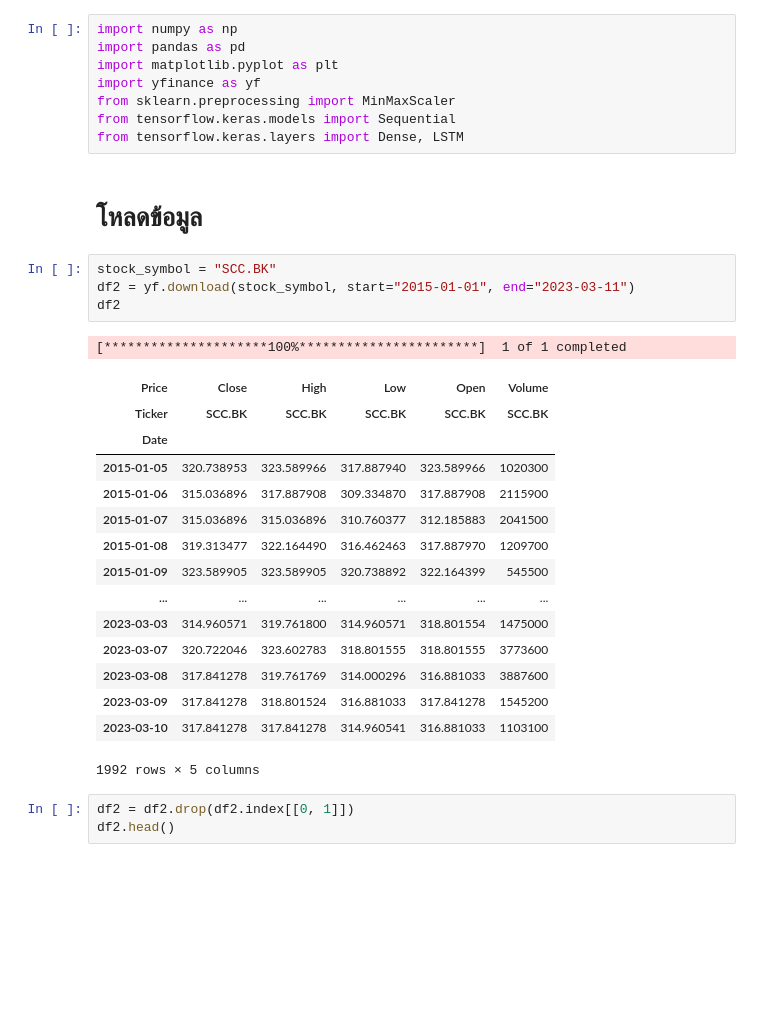
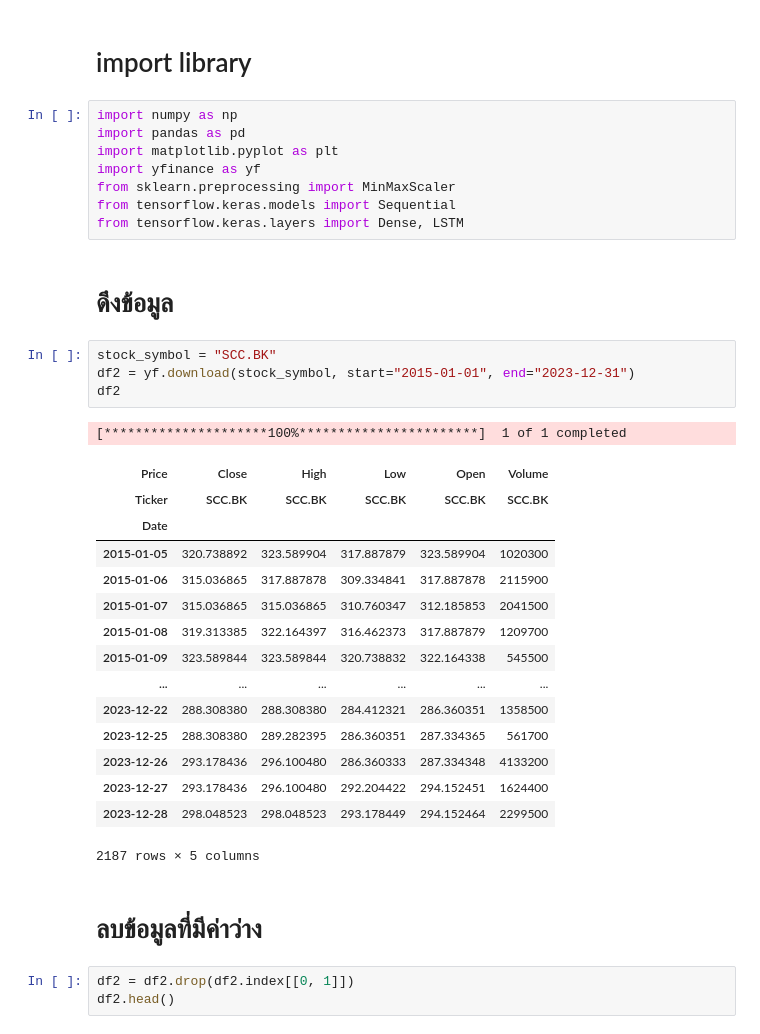
Before and after one commit to Shifa006/data-science-with-python-2024, a Jupyter notebook: final SCC.ipynb, the cells around one changed output. Cells and saved outputs as stored; diff of their text form; blank space fills up the shorter version.

```diff
--- a/final SCC.ipynb
+++ b/final SCC.ipynb
@@ -1,3 +1,5 @@
+# %% [markdown]
+# import library
 # %%
 import numpy as np
 import pandas as pd
@@ -7,28 +9,30 @@ from sklearn.preprocessing import MinMaxScaler
 from tensorflow.keras.models import Sequential
 from tensorflow.keras.layers import Dense, LSTM
 # %% [markdown]
-# โหลดข้อมูล
+# ดึงข้อมูล
 # %%
 stock_symbol = "SCC.BK"
-df2 = yf.download(stock_symbol, start="2015-01-01", end="2023-03-11")
+df2 = yf.download(stock_symbol, start="2015-01-01", end="2023-12-31")
 df2
 # %% [output]
 [*********************100%***********************]  1 of 1 completed
 | Price | Close | High | Low | Open | Volume |
 | Ticker | SCC.BK | SCC.BK | SCC.BK | SCC.BK | SCC.BK |
 | Date |  |  |  |  |  |
-| 2015-01-05 | 320.738953 | 323.589966 | 317.887940 | 323.589966 | 1020300 |
-| 2015-01-06 | 315.036896 | 317.887908 | 309.334870 | 317.887908 | 2115900 |
-| 2015-01-07 | 315.036896 | 315.036896 | 310.760377 | 312.185883 | 2041500 |
-| 2015-01-08 | 319.313477 | 322.164490 | 316.462463 | 317.887970 | 1209700 |
-| 2015-01-09 | 323.589905 | 323.589905 | 320.738892 | 322.164399 | 545500 |
+| 2015-01-05 | 320.738892 | 323.589904 | 317.887879 | 323.589904 | 1020300 |
+| 2015-01-06 | 315.036865 | 317.887878 | 309.334841 | 317.887878 | 2115900 |
+| 2015-01-07 | 315.036865 | 315.036865 | 310.760347 | 312.185853 | 2041500 |
+| 2015-01-08 | 319.313385 | 322.164397 | 316.462373 | 317.887879 | 1209700 |
+| 2015-01-09 | 323.589844 | 323.589844 | 320.738832 | 322.164338 | 545500 |
 | ... | ... | ... | ... | ... | ... |
-| 2023-03-03 | 314.960571 | 319.761800 | 314.960571 | 318.801554 | 1475000 |
-| 2023-03-07 | 320.722046 | 323.602783 | 318.801555 | 318.801555 | 3773600 |
-| 2023-03-08 | 317.841278 | 319.761769 | 314.000296 | 316.881033 | 3887600 |
-| 2023-03-09 | 317.841278 | 318.801524 | 316.881033 | 317.841278 | 1545200 |
-| 2023-03-10 | 317.841278 | 317.841278 | 314.960541 | 316.881033 | 1103100 |
+| 2023-12-22 | 288.308380 | 288.308380 | 284.412321 | 286.360351 | 1358500 |
+| 2023-12-25 | 288.308380 | 289.282395 | 286.360351 | 287.334365 | 561700 |
+| 2023-12-26 | 293.178436 | 296.100480 | 286.360333 | 287.334348 | 4133200 |
+| 2023-12-27 | 293.178436 | 296.100480 | 292.204422 | 294.152451 | 1624400 |
+| 2023-12-28 | 298.048523 | 298.048523 | 293.178449 | 294.152464 | 2299500 |
-1992 rows × 5 columns
+2187 rows × 5 columns
+# %% [markdown]
+# ลบข้อมูลที่มีค่าว่าง
 # %%
 df2 = df2.drop(df2.index[[0, 1]])
 df2.head()
```
Also changed, not shown: parts of 5 cells of this notebook.
